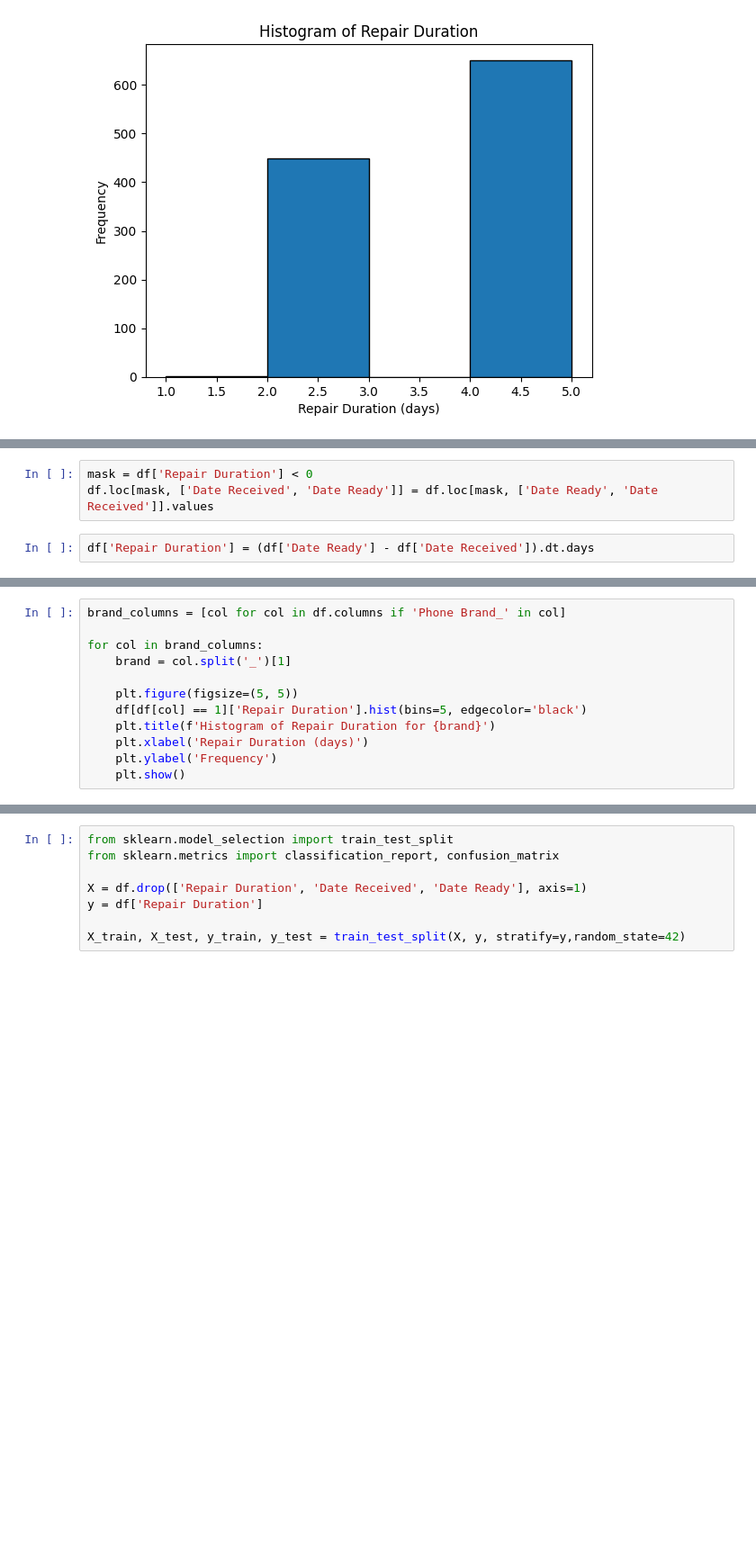
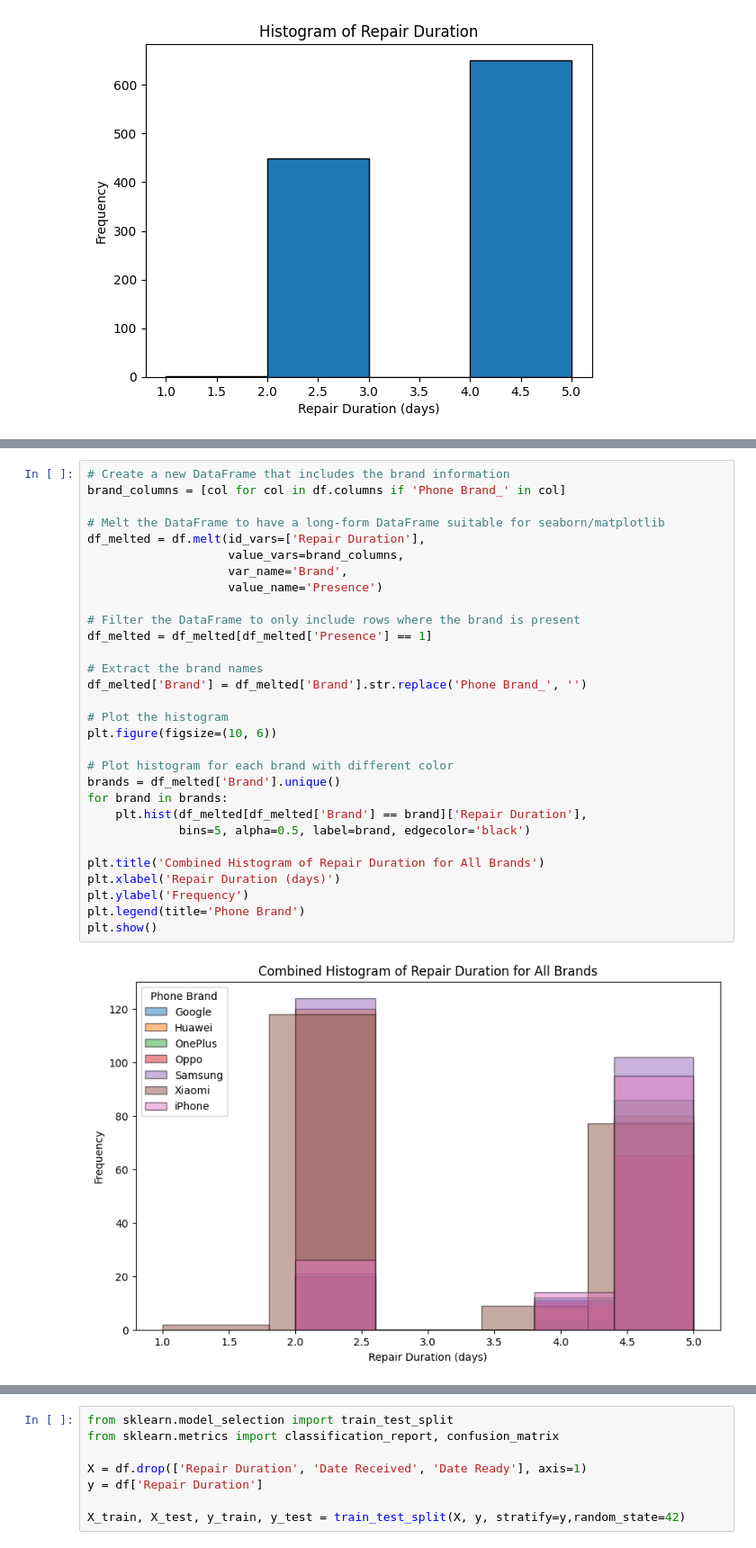
Before and after one commit to nikolamurgo/phone-repair-estimation, a Jupyter notebook: phone-repair-estimation.ipynb, the cells around one changed output, grey strips where cells are left out. Shown: that part at 90% size. Drawn from its saved outputs; the diff is of its cells as text; blank space fills up the shorter version.

```diff
--- a/phone-repair-estimation.ipynb
+++ b/phone-repair-estimation.ipynb
@@ -104,5 +150,0 @@ df = df[df['Repair Duration'] >= 0]
-# %%
-mask = df['Repair Duration'] < 0
-df.loc[mask, ['Date Received', 'Date Ready']] = df.loc[mask, ['Date Ready', 'Date Received']].values
-# %%
-df['Repair Duration'] = (df['Date Ready'] - df['Date Received']).dt.days
@@ -142,12 +150,0 @@ df
-# %%
-brand_columns = [col for col in df.columns if 'Phone Brand_' in col]
-
-for col in brand_columns:
-    brand = col.split('_')[1]
-
-    plt.figure(figsize=(5, 5))
-    df[df[col] == 1]['Repair Duration'].hist(bins=5, edgecolor='black')
-    plt.title(f'Histogram of Repair Duration for {brand}')
-    plt.xlabel('Repair Duration (days)')
-    plt.ylabel('Frequency')
-    plt.show()
@@ -161,0 +151,32 @@ for col in brand_columns:
+# %%
+# Create a new DataFrame that includes the brand information
+brand_columns = [col for col in df.columns if 'Phone Brand_' in col]
+
+# Melt the DataFrame to have a long-form DataFrame suitable for seaborn/matplotlib
+df_melted = df.melt(id_vars=['Repair Duration'],
+                    value_vars=brand_columns,
+                    var_name='Brand',
+                    value_name='Presence')
+
+# Filter the DataFrame to only include rows where the brand is present
+df_melted = df_melted[df_melted['Presence'] == 1]
+
+# Extract the brand names
+df_melted['Brand'] = df_melted['Brand'].str.replace('Phone Brand_', '')
+
+# Plot the histogram
+plt.figure(figsize=(10, 6))
+
+# Plot histogram for each brand with different color
+brands = df_melted['Brand'].unique()
+for brand in brands:
+    plt.hist(df_melted[df_melted['Brand'] == brand]['Repair Duration'],
+             bins=5, alpha=0.5, label=brand, edgecolor='black')
+
+plt.title('Combined Histogram of Repair Duration for All Brands')
+plt.xlabel('Repair Duration (days)')
+plt.ylabel('Frequency')
+plt.legend(title='Phone Brand')
+plt.show()
+# %% [output]
+[figure, added]
```
Also changed, not shown: parts of 33 cells of this notebook.
